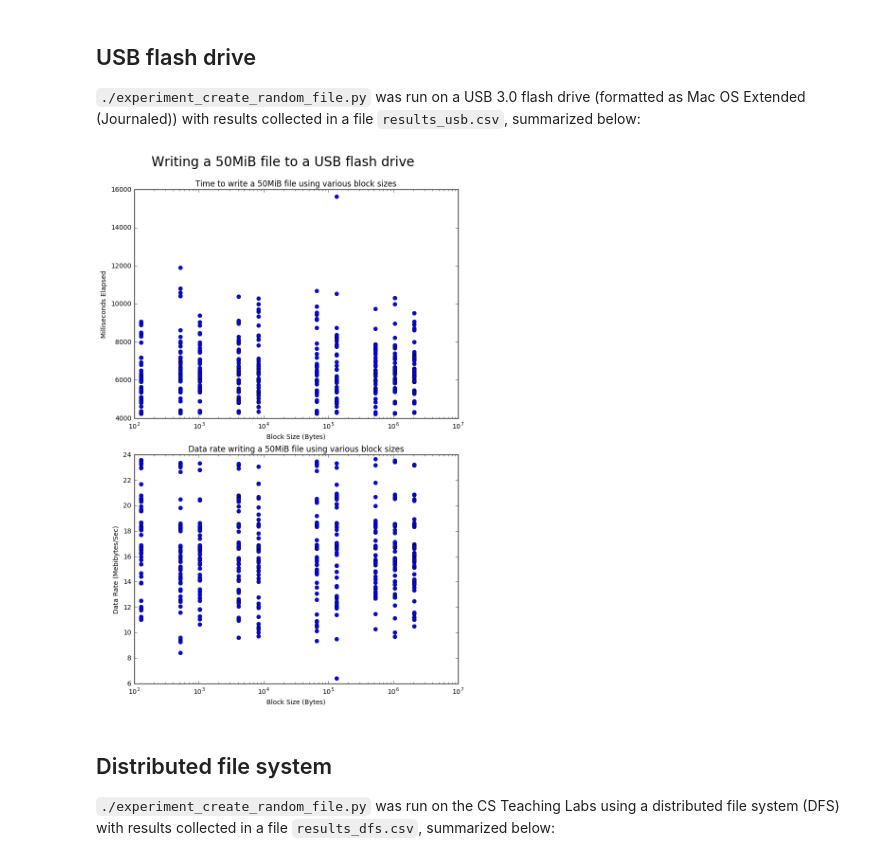
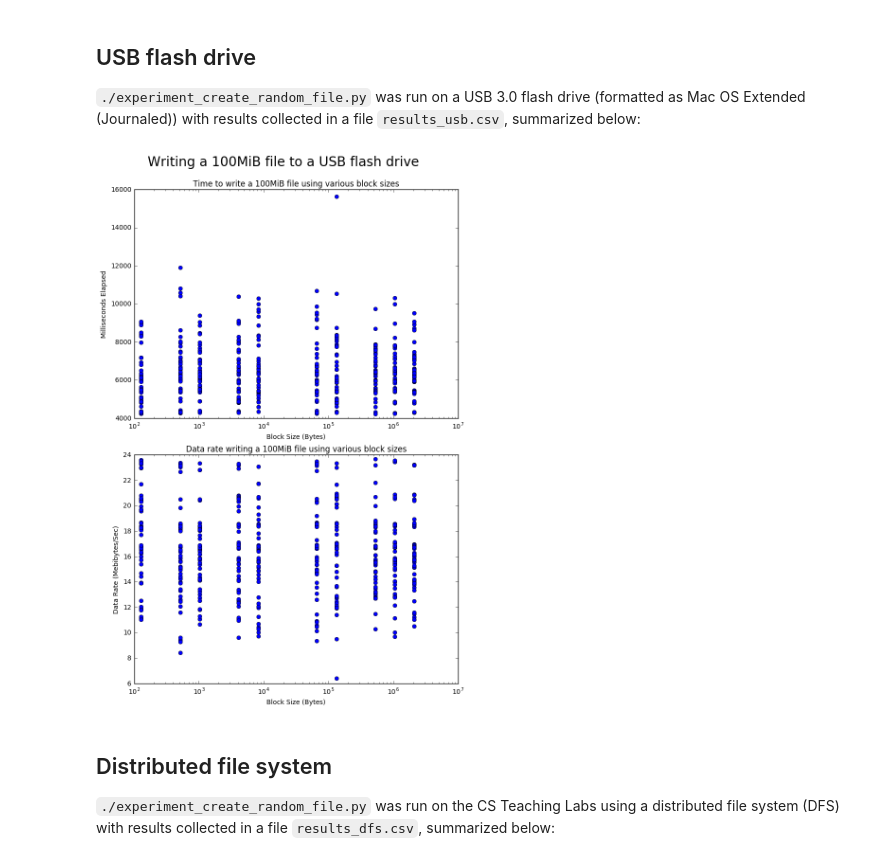
Before and after one commit to elliottsj/csc443-a1, a Jupyter notebook: CSC443 Assignment 1.ipynb, the cells around one changed output. Cells and saved outputs as stored; diff of their text form; code cells hidden in the pictures.

```diff
--- a/CSC443 Assignment 1.ipynb
+++ b/CSC443 Assignment 1.ipynb
@@ -126,37 +136,37 @@ with open('./results_usb_write.csv') as csvfile:
 
     plt.figure(figsize=(8, 12))
 
     plt.suptitle(
-        'Writing a 50MiB file to a USB flash drive',
+        'Writing a 100MiB file to a USB flash drive',
         fontsize=20,
     )
 
     plt.subplot(2, 1, 1)
     plt.title(
-        'Time to write a 50MiB file ' +
+        'Time to write a 100MiB file ' +
         'using various block sizes'
     )
     plt.xlabel('Block Size (Bytes)')
     plt.ylabel('Milliseconds Elapsed')
     plt.xscale('log')
     plt.tight_layout()
     plt.plot(x, y, 'bo')
 
     plt.subplot(2, 1, 2)
     plt.title(
-        'Data rate writing a 50MiB file ' +
+        'Data rate writing a 100MiB file ' +
         'using various block sizes'
     )
     plt.xlabel('Block Size (Bytes)')
     plt.ylabel('Data Rate (Mebibytes/Sec)')
     plt.xscale('log')
     plt.tight_layout()
     plt.plot(x, rates, 'bo')
 
     plt.subplots_adjust(top=0.92)
     plt.show()
 # %% [output]
-[figure, old version]
+[figure, new version]
 # %% [markdown]
 ## Distributed file system
 `./experiment_create_random_file.py` was run on the CS Teaching Labs using a distributed file system (DFS) with results collected in a file `results_dfs.csv`, summarized below:
```
Also changed, not shown: parts of 3 cells of this notebook.
